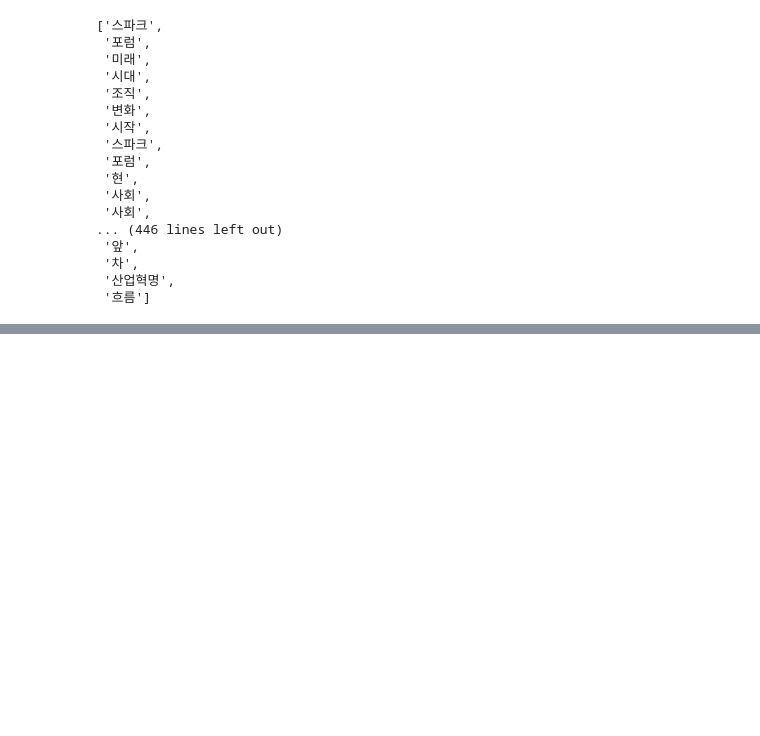
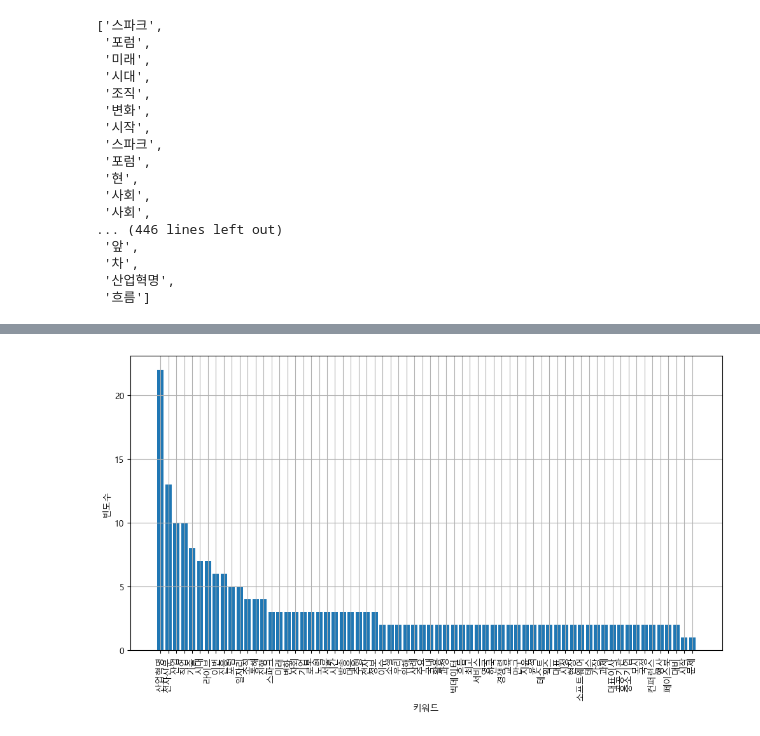
Before and after one commit to jurwon/BigdataVisualization_analyze, a Jupyter notebook: 2_자연어처리-영문-한글-통계/test2.ipynb, the cells around one changed output, grey strips where cells are left out. Saved outputs shown, nothing was run; the diff lists cells and outputs as text; code cells hidden in the pictures; blank space fills up the shorter version.

Commit message:
샘플 코드(산업혁명)으로 그래프,wordCount출력

```diff
--- a/2_자연어처리-영문-한글-통계/test2.ipynb
+++ b/2_자연어처리-영문-한글-통계/test2.ipynb
@@ -105,3 +105,7 @@ message_N
  '차',
  '산업혁명',
  '흐름']
+# %%
+#집계 데이터 기본 탐색, 모델 구축하기
+count = Counter(message_N)
+count
@@ -107,0 +130,11 @@ message_N
+# %%
+#임시 딕셔너리에 담아서, 필요한 부분 추출해서 조사
+word_count = dict()
+
+#상위 80개 정도
+for tag,counts in count.most_common(80):
+  if(len(str(tag))>1):
+    word_count[tag] = counts
+    #print(f" tag : {tag}, counts : {counts}")
+
+word_count
@@ -107,0 +159,26 @@ message_N
+# %%
+#시각화1, 막대 그래프
+#font import, 메모리에 설정
+font_path = "c:/Windows/Fonts/malgun.ttf"
+font_name = font_manager.FontProperties(fname=font_path).get_name()
+matplotlib.rc("font",family = font_name)
+
+#x축, y축, 가로x세로 비율, x라벨, 폰트 설정 등
+plt.figure(figsize=(12,6))
+plt.xlabel("키워드")
+plt.ylabel("빈도수")
+plt.grid(True)
+
+#딕셔너리의 키, 값, 정렬 내림차순
+sorted_Keys = sorted(word_count, key=word_count.get, reverse=True)
+sorted_Values = sorted(word_count.values(),reverse=True)
+
+#막대 그래프 그리기
+plt.bar(range(len(word_count)), sorted_Values, align="center")
+
+#x축 라벨 설정.
+plt.xticks(range(len(word_count)), list(sorted_Keys),rotation="vertical")
+
+plt.show()
+# %% [output]
+[figure, added]
```
Also changed, not shown: parts of 3 cells of this notebook, 1 other file.
